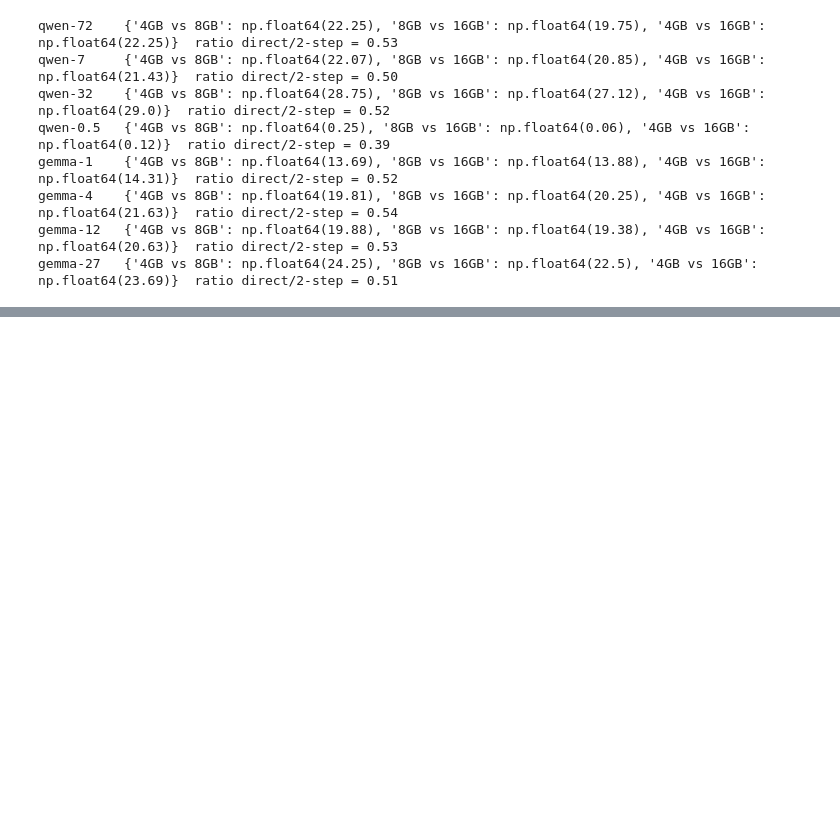
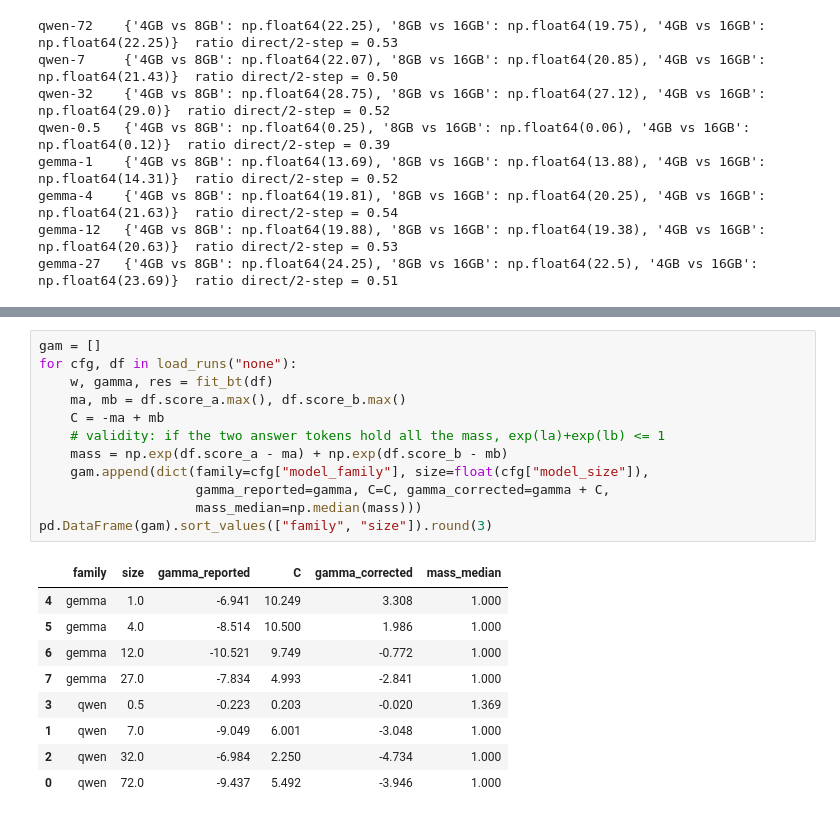
Before and after one commit to lotanamit5/WhatDoLLMsWant, a Jupyter notebook: Notebooks/weight_scale_vs_model_size.ipynb, the cells around one changed output, grey strips where cells are left out. Saved outputs shown, nothing was run; the diff lists cells and outputs as text; blank space fills up the shorter version.

```diff
--- a/Notebooks/weight_scale_vs_model_size.ipynb
+++ b/Notebooks/weight_scale_vs_model_size.ipynb
@@ -747,0 +775,22 @@ cardinal information and the categorical reading fails. It is cheap and it settl
+# %%
+gam = []
+for cfg, df in load_runs("none"):
+    w, gamma, res = fit_bt(df)
+    ma, mb = df.score_a.max(), df.score_b.max()
+    C = -ma + mb
+    # validity: if the two answer tokens hold all the mass, exp(la)+exp(lb) <= 1
+    mass = np.exp(df.score_a - ma) + np.exp(df.score_b - mb)
+    gam.append(dict(family=cfg["model_family"], size=float(cfg["model_size"]),
+                    gamma_reported=gamma, C=C, gamma_corrected=gamma + C,
+                    mass_median=np.median(mass)))
+pd.DataFrame(gam).sort_values(["family", "size"]).round(3)
+# %% [output]
+|  | family | size | gamma_reported | C | gamma_corrected | mass_median |
+| 4 | gemma | 1.0 | -6.941 | 10.249 | 3.308 | 1.000 |
+| 5 | gemma | 4.0 | -8.514 | 10.500 | 1.986 | 1.000 |
+| 6 | gemma | 12.0 | -10.521 | 9.749 | -0.772 | 1.000 |
+| 7 | gemma | 27.0 | -7.834 | 4.993 | -2.841 | 1.000 |
+| 3 | qwen | 0.5 | -0.223 | 0.203 | -0.020 | 1.369 |
+| 1 | qwen | 7.0 | -9.049 | 6.001 | -3.048 | 1.000 |
+| 2 | qwen | 32.0 | -6.984 | 2.250 | -4.734 | 1.000 |
+| 0 | qwen | 72.0 | -9.437 | 5.492 | -3.946 | 1.000 |
```
Also changed, not shown: parts of 6 cells of this notebook, 2 other files.
